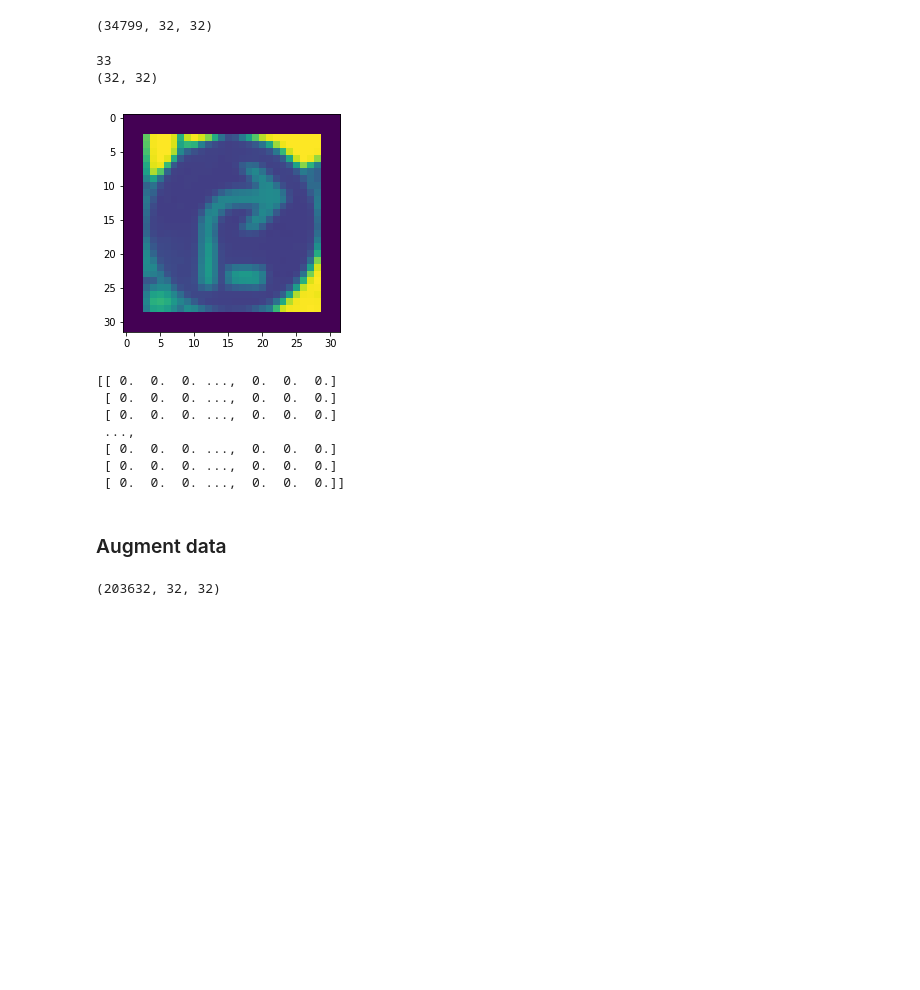
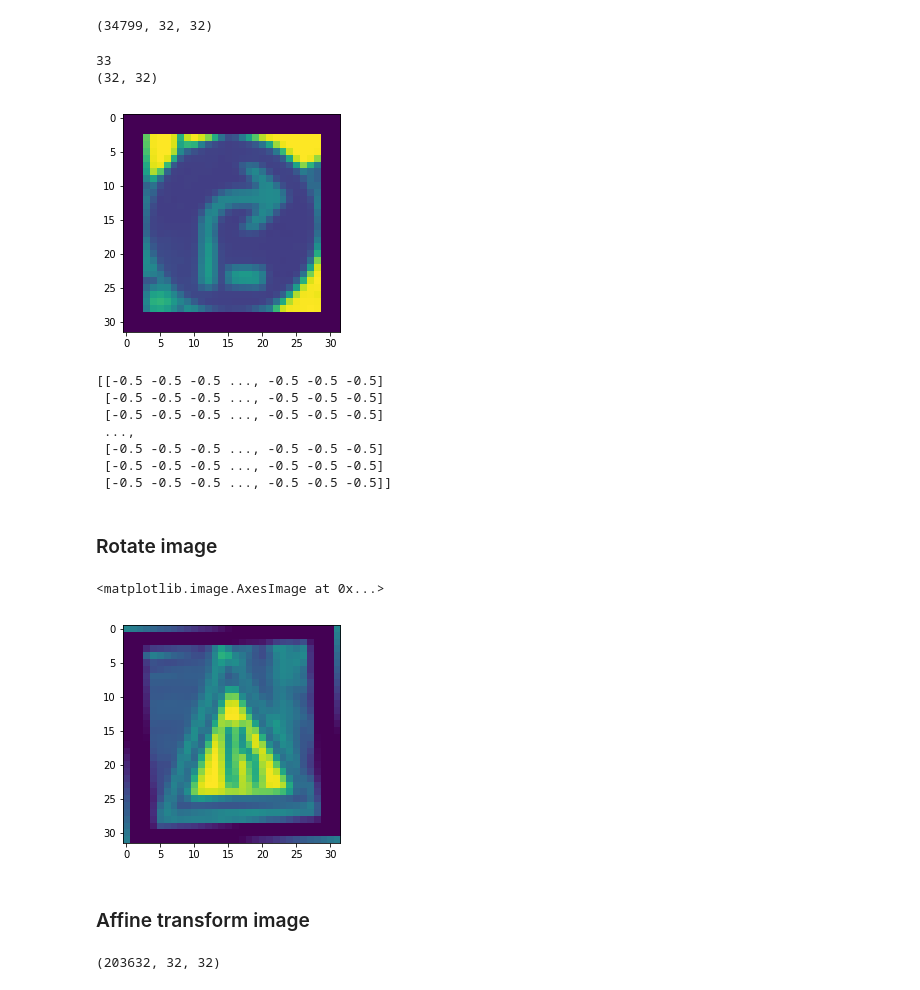
Before and after one commit to adriantorrie/udacity_sdcnd_project_2_traffic_sign_classifier, a Jupyter notebook: Traffic_Sign_Classifier.ipynb, the cells around one changed output. Saved outputs shown, nothing was run; the diff lists cells and outputs as text; code cells hidden in the pictures; blank space fills up the shorter version.

```diff
--- a/Traffic_Sign_Classifier.ipynb
+++ b/Traffic_Sign_Classifier.ipynb
@@ -461,5 +484,5 @@ def roi_bounding_box(img, img_size, coords):
 # %%
-def region_of_interest(img, vertices):
+def region_of_interest(img, img_size, coords):
     """
     Applies an image mask.
 
@@ -476,6 +499,12 @@ def region_of_interest(img, vertices):
     else:
         ignore_mask_color = 255
 
+    # get vertices for image to define the bounding box
+    vertices = roi_vertices(img_size, coords)
+
+    # remove colour from image on bounding box boundary
+    img = roi_bounding_box(img, img_size, coords)
+
     #filling pixels inside the polygon defined by "vertices" with the fill color
     cv2.fillPoly(mask, vertices, ignore_mask_color)
 
@@ -484,9 +513,7 @@ def region_of_interest(img, vertices):
 
     return masked_image
 # %%
-X_train_vertices = np.array([roi_vertices(size, coords) for size, coords in zip(X_train_sizes, X_train_coords)])
-X_train_bbox = np.array([roi_bounding_box(img, size, coords) for img, size, coords in zip(X_train, X_train_sizes, X_train_coords)])
-X_train_roi = np.array([region_of_interest(img, vertices) for img, vertices in zip(X_train_bbox, X_train_vertices)])
+X_train_roi = np.array([region_of_interest(img, img_size, coords) for img, img_size, coords in zip(X_train, X_train_sizes, X_train_coords)])
 X_train_roi.shape
 # %% [output]
 (34799, 32, 32, 3)
@@ -550,7 +582,7 @@ def normalise(img):
     : x: List of image data.
     : return: Numpy array of normalize data
     """
-    return np.array(img / 255.0, dtype=np.float32)
+    return np.array((img / 255.0) - 0.5, dtype=np.float32)
 # %%
 X_train_norm = np.array([normalise(img) for img in X_train_gray])
 X_train_norm.shape
@@ -562,15 +594,38 @@ helpers.print_example(X_train_norm, y_train)
 33
 (32, 32)
 [figure]
-[[ 0.  0.  0. ...,  0.  0.  0.]
- [ 0.  0.  0. ...,  0.  0.  0.]
- [ 0.  0.  0. ...,  0.  0.  0.]
+[[-0.5 -0.5 -0.5 ..., -0.5 -0.5 -0.5]
+ [-0.5 -0.5 -0.5 ..., -0.5 -0.5 -0.5]
+ [-0.5 -0.5 -0.5 ..., -0.5 -0.5 -0.5]
  ...,
- [ 0.  0.  0. ...,  0.  0.  0.]
- [ 0.  0.  0. ...,  0.  0.  0.]
- [ 0.  0.  0. ...,  0.  0.  0.]]
+ [-0.5 -0.5 -0.5 ..., -0.5 -0.5 -0.5]
+ [-0.5 -0.5 -0.5 ..., -0.5 -0.5 -0.5]
+ [-0.5 -0.5 -0.5 ..., -0.5 -0.5 -0.5]]
-# %% [markdown]
-### Augment data
+# %% [markdown]
+### Rotate image
+# %%
+def rotate_image(img):
+    # currently hardcoded to deal with 2D images only
+    # use the line below to capture channel count when
+    # using images > 2D
+    #   -> rows, cols, ch = img.shape
+    rows, cols = img.shape
+    output_size  = (cols, rows)
+
+    img_centre = tuple(np.array(img.shape) / 2)
+    angle = np.random.uniform(-30, 30)
+
+    M = cv2.getRotationMatrix2D(img_centre, angle, 1.0)
+    rotated_image = cv2.warpAffine(img, M, output_size, flags=cv2.INTER_LINEAR)
+
+    return rotated_image
+# %%
+plt.imshow(rotate_image(X_train_norm[10900]))
+# %% [output]
+<matplotlib.image.AxesImage at 0x...>
+[figure, added]
+# %% [markdown]
+### Affine transform image
 # %%
 def affine_transform(img):
     """
```
Also changed, not shown: parts of 38 cells of this notebook, 5 other files.
